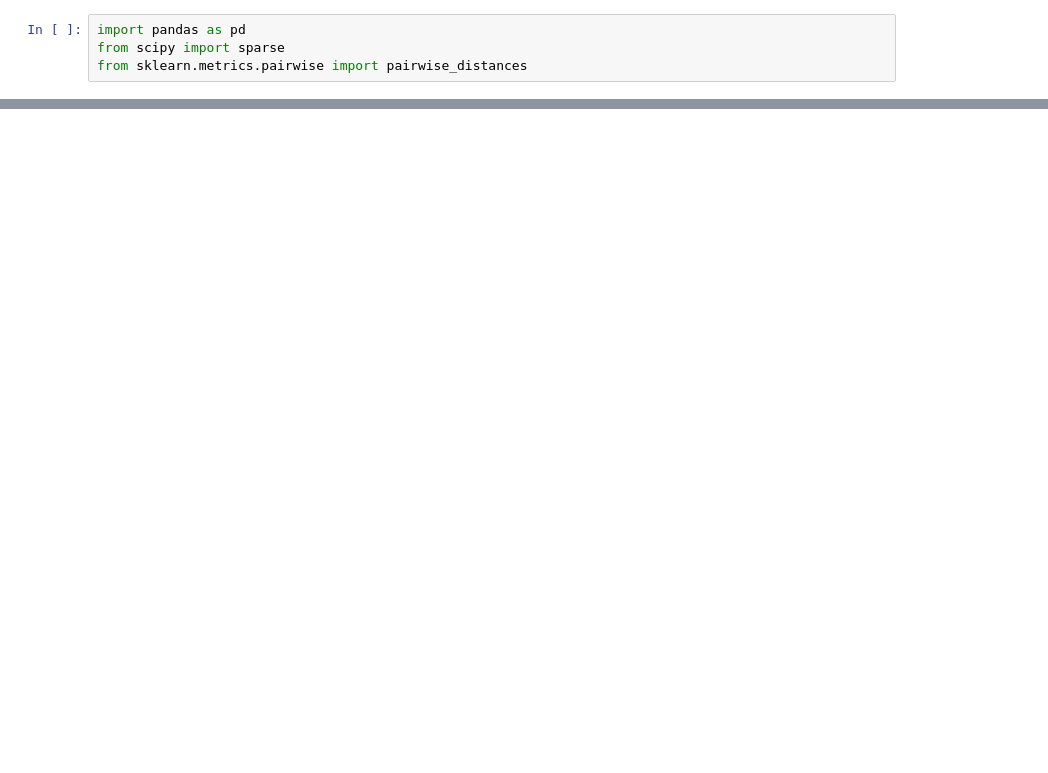
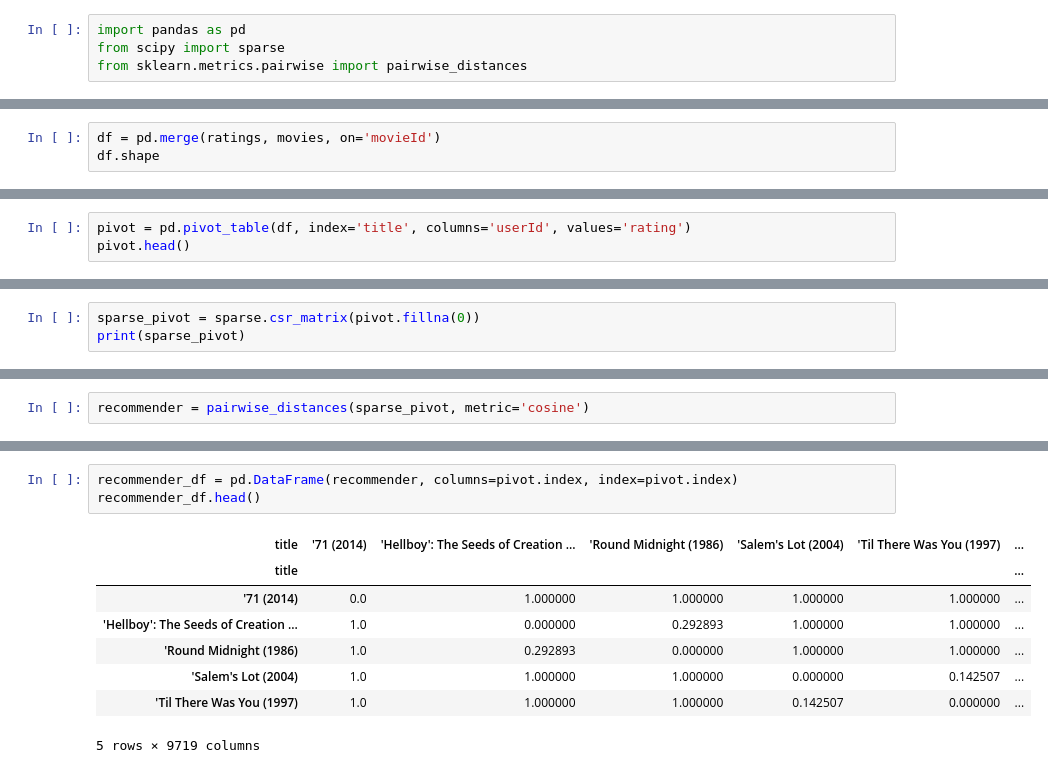
Before and after one commit to ga-curriculum/lesson-recommender-systems, a Jupyter notebook: Codealong.ipynb, the cells around one changed output, grey strips where cells are left out. Drawn from its saved outputs; the diff is of its cells as text; blank space fills up the shorter version.

```diff
--- a/Codealong.ipynb
+++ b/Codealong.ipynb
@@ -22,0 +43,3 @@ We'll be using the [MovieLens](https://grouplens.org/datasets/movielens/) datase
+# %%
+df = pd.merge(ratings, movies, on='movieId')
+df.shape
@@ -22,0 +67,3 @@ We'll be using the [MovieLens](https://grouplens.org/datasets/movielens/) datase
+# %%
+pivot = pd.pivot_table(df, index='title', columns='userId', values='rating')
+pivot.head()
@@ -22,0 +91,3 @@ We'll be using the [MovieLens](https://grouplens.org/datasets/movielens/) datase
+# %%
+sparse_pivot = sparse.csr_matrix(pivot.fillna(0))
+print(sparse_pivot)
@@ -22,0 +121,2 @@ We'll be using the [MovieLens](https://grouplens.org/datasets/movielens/) datase
+# %%
+recommender = pairwise_distances(sparse_pivot, metric='cosine')
@@ -22,0 +130,12 @@ We'll be using the [MovieLens](https://grouplens.org/datasets/movielens/) datase
+# %%
+recommender_df = pd.DataFrame(recommender, columns=pivot.index, index=pivot.index)
+recommender_df.head()
+# %% [output]
+| title | '71 (2014) | 'Hellboy': The Seeds of Creation ... | 'Round Midnight (1986) | 'Salem's Lot (2004) | 'Til There Was You (1997) | ... |
+| title |  |  |  |  |  | ... |
+| '71 (2014) | 0.0 | 1.000000 | 1.000000 | 1.000000 | 1.000000 | ... |
+| 'Hellboy': The Seeds of Creation ... | 1.0 | 0.000000 | 0.292893 | 1.000000 | 1.000000 | ... |
+| 'Round Midnight (1986) | 1.0 | 0.292893 | 0.000000 | 1.000000 | 1.000000 | ... |
+| 'Salem's Lot (2004) | 1.0 | 1.000000 | 1.000000 | 0.000000 | 0.142507 | ... |
+| 'Til There Was You (1997) | 1.0 | 1.000000 | 1.000000 | 0.142507 | 0.000000 | ... |
+5 rows × 9719 columns
```
Also changed, not shown: parts of 24 cells of this notebook, 1 other file.
